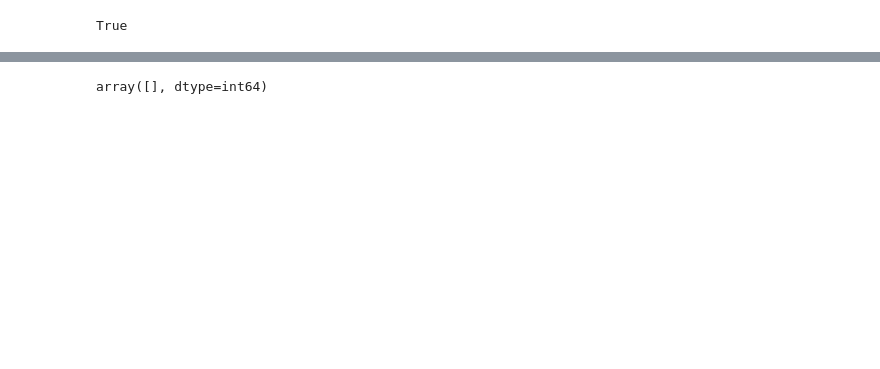
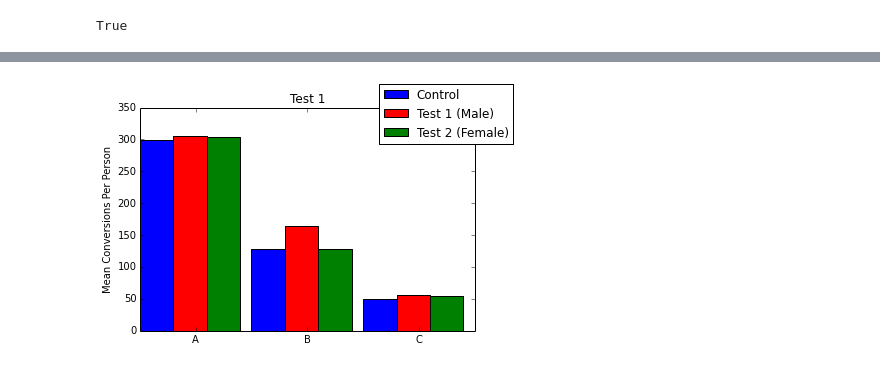
Before and after one commit to zahanm/abtest-learn, a Jupyter notebook: lib/analysis.ipynb, the cells around one changed output, grey strips where cells are left out. Drawn from its saved outputs; the diff is of its cells as text; code cells hidden in the pictures; blank space fills up the shorter version.

```diff
--- a/lib/analysis.ipynb
+++ b/lib/analysis.ipynb
@@ -119,25 +119,25 @@ plt.show()
 # %%
 control_metrics_per_person = np.array(
     [np.mean(a.uid_counts_for_test_metric(False, False, m)[:,1]) for m in ['A', 'B', 'C']]
 )
 test1_metrics_per_person_male = np.array(
     [np.mean(a.uid_counts_for_test_gender_metric(True, False, 'm', m)[:,1]) for m in ['A', 'B', 'C']]
 )
 test1_metrics_per_person_female = np.array(
     [np.mean(a.uid_counts_for_test_gender_metric(True, False, 'f', m)[:,1]) for m in ['A', 'B', 'C']]
 )
 plt.hold(True)
 width = 0.3
 control_bar = plt.bar(np.arange(3), control_metrics_per_person, width=width, color='b')
-test1_bar_male = plt.bar(np.arange(3) + width, test1_metrics_per_person, width=width, color='r')
-test1_bar_female = plt.bar(np.arange(3) + 2 * width, test1_metrics_per_person, width=width, color='g')
+test1_bar_male = plt.bar(np.arange(3) + width, test1_metrics_per_person_male, width=width, color='r')
+test1_bar_female = plt.bar(np.arange(3) + 2 * width, test1_metrics_per_person_female, width=width, color='g')
 plt.xticks([0.5, 1.5, 2.5], ('A', 'B', 'C'))
 plt.ylabel('Mean Conversions Per Person')
 plt.title('Test 1')
 plt.figlegend((control_bar, test1_bar_male, test1_bar_female), ('Control', 'Test 1 (Male)', 'Test 2 (Female)'), 'upper right')
 plt.show()
 # %% [output]
-array([], dtype=int64)
+[figure, added]
 # %%
 control_metrics_per_person = np.array(
     [np.mean(a.uid_counts_for_test_metric(False, False, m)[:,1]) for m in ['A', 'B', 'C']]
```
Also changed, not shown: parts of 8 cells of this notebook, 1 other file.
